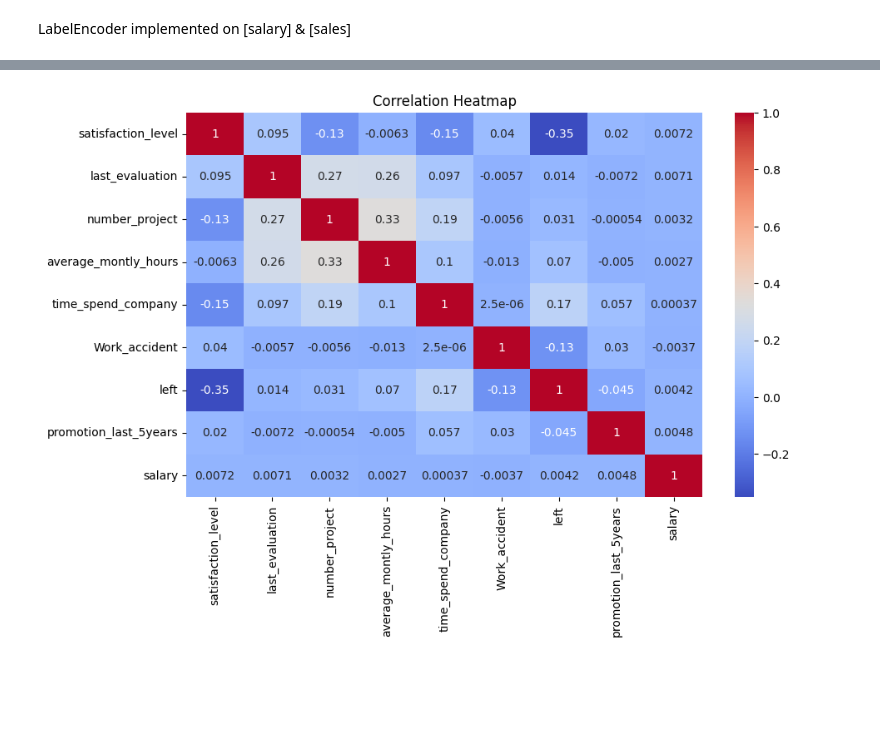
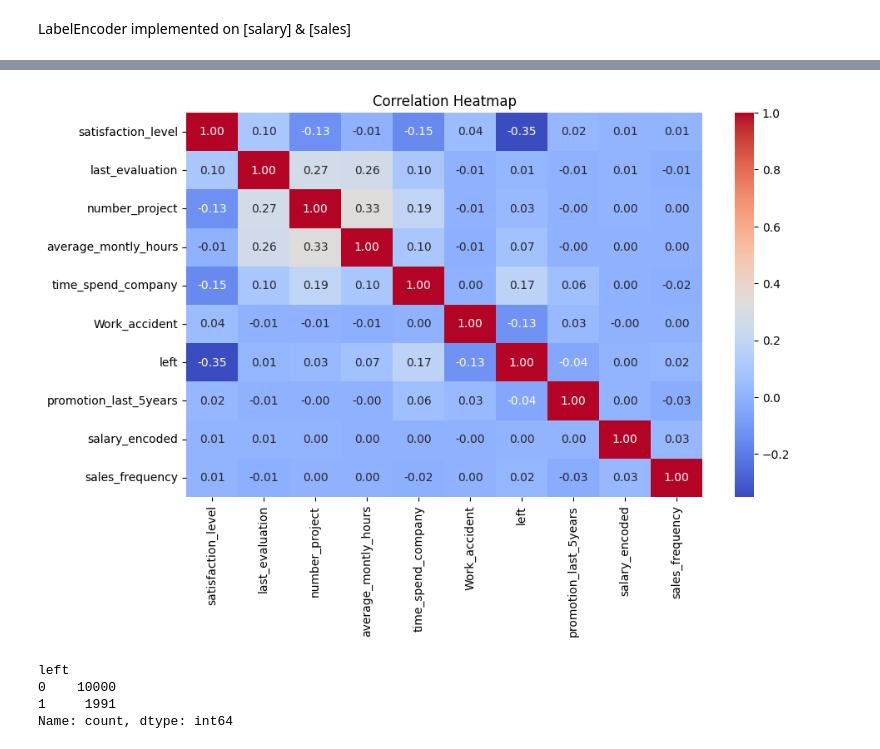
Before and after one commit to ShakyaSangam/employee-ml-analysis, a Jupyter notebook: employee-ml-analysis.ipynb, the cells around one changed output, grey strips where cells are left out. Drawn from its saved outputs; the diff is of its cells as text; code cells hidden in the pictures; blank space fills up the shorter version.

```diff
--- a/employee-ml-analysis.ipynb
+++ b/employee-ml-analysis.ipynb
@@ -74,9 +89,11 @@ Name: count, dtype: int64
 # %% [markdown]
 LabelEncoder implemented on [salary] & [sales]
 # %%
-df["salary"] = LabelEncoder().fit_transform(df["salary"])
 '''
 0 - high
 1 - low
 2 - medium
 '''
+df["salary_encoded"] = LabelEncoder().fit_transform(df["salary"])
+# df['sales_encoded'] = LabelEncoder().fit_transform(df['sales'])
+df["sales_frequency"] = df.groupby('sales')['sales'].transform('count')
@@ -100,7 +100,14 @@ Name: time_spend_company, Length: 11991, dtype: int64
 # %%
 plt.figure(figsize=(10, 6))
-sns.heatmap(df.drop(columns=['sales']).corr(), annot=True, cmap='coolwarm')
+sns.heatmap(df.drop(columns=['sales','salary']).corr(), annot=True, cmap='coolwarm', fmt='.2f')
 plt.title('Correlation Heatmap')
 plt.show()
 # %% [output]
-[figure, old version]
+[figure, new version]
+# %%
+df["left"].value_counts()
+# %% [output]
+left
+0    10000
+1     1991
+Name: count, dtype: int64
```
Also changed, not shown: parts of 10 cells of this notebook.
